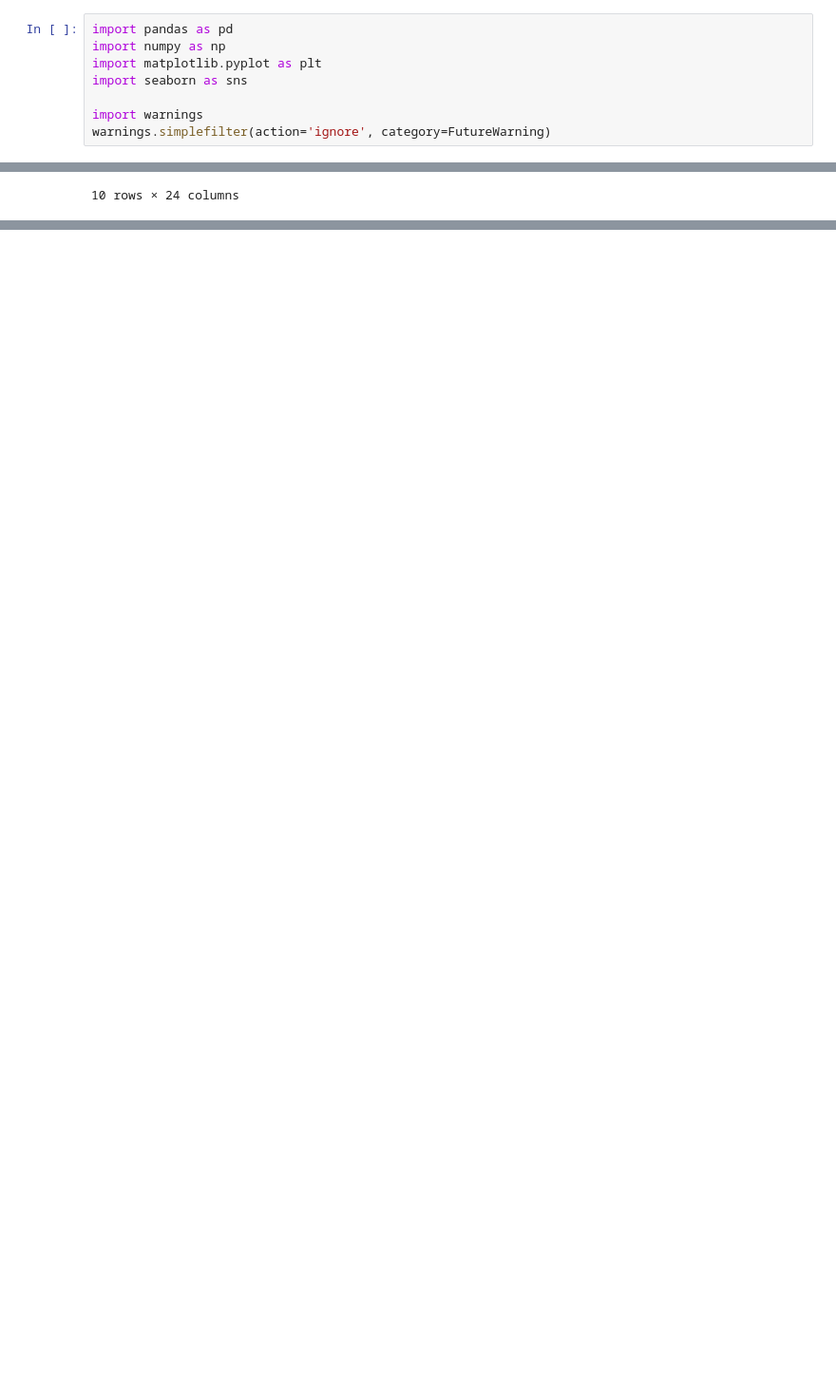
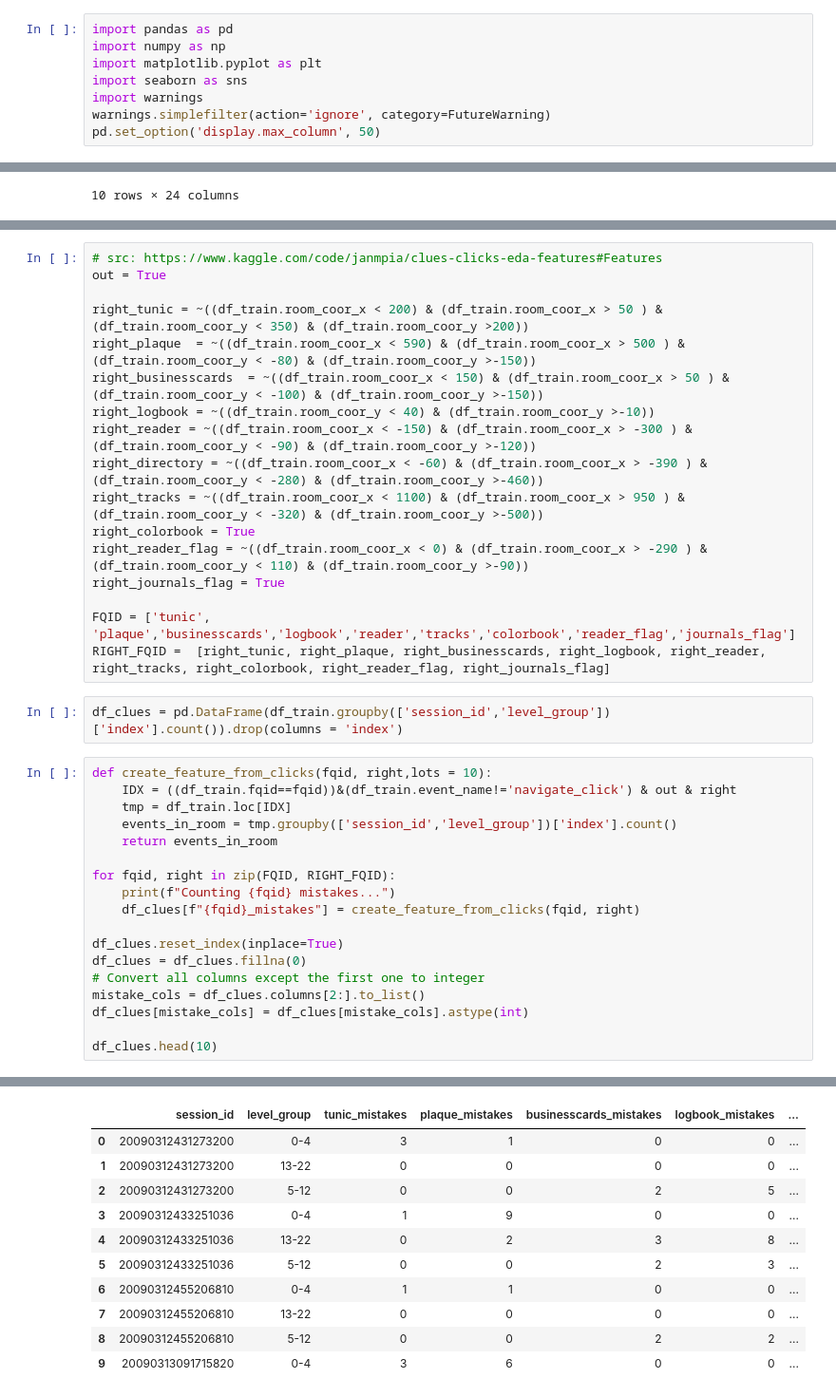
Before and after one commit to mestermarc/Student_performance_analysis, a Jupyter notebook: data_preprocess.ipynb, the cells around one changed output, grey strips where cells are left out. Shown: that part at 95% size. Cells and saved outputs as stored; diff of their text form; blank space fills up the shorter version.

Commit message:
mistakes EDA added

```diff
--- a/data_preprocess.ipynb
+++ b/data_preprocess.ipynb
@@ -5,9 +5,9 @@ import pandas as pd
 import numpy as np
 import matplotlib.pyplot as plt
 import seaborn as sns
-
 import warnings
 warnings.simplefilter(action='ignore', category=FutureWarning)
+pd.set_option('display.max_column', 50)
 # %% [markdown]
 ### Reading the train data logs
 # %%
@@ -186,0 +189,38 @@ prepocessed_df.head(10)
+# %%
+# src: https://www.kaggle.com/code/janmpia/clues-clicks-eda-features#Features
+out = True
+
+right_tunic = ~((df_train.room_coor_x < 200) & (df_train.room_coor_x > 50 ) & (df_train.room_coor_y < 350) & (df_train.room_coor_y >200))
+right_plaque  = ~((df_train.room_coor_x < 590) & (df_train.room_coor_x > 500 ) & (df_train.room_coor_y < -80) & (df_train.room_coor_y >-150))
+right_businesscards  = ~((df_train.room_coor_x < 150) & (df_train.room_coor_x > 50 ) & (df_train.room_coor_y < -100) & (df_train.room_coor_y >-150))
+right_logbook = ~((df_train.room_coor_y < 40) & (df_train.room_coor_y >-10))
+right_reader = ~((df_train.room_coor_x < -150) & (df_train.room_coor_x > -300 ) & (df_train.room_coor_y < -90) & (df_train.room_coor_y >-120))
+right_directory = ~((df_train.room_coor_x < -60) & (df_train.room_coor_x > -390 ) & (df_train.room_coor_y < -280) & (df_train.room_coor_y >-460))
+right_tracks = ~((df_train.room_coor_x < 1100) & (df_train.room_coor_x > 950 ) & (df_train.room_coor_y < -320) & (df_train.room_coor_y >-500))
+right_colorbook = True
+right_reader_flag = ~((df_train.room_coor_x < 0) & (df_train.room_coor_x > -290 ) & (df_train.room_coor_y < 110) & (df_train.room_coor_y >-90))
+right_journals_flag = True
+
+FQID = ['tunic', 'plaque','businesscards','logbook','reader','tracks','colorbook','reader_flag','journals_flag']
+RIGHT_FQID =  [right_tunic, right_plaque, right_businesscards, right_logbook, right_reader, right_tracks, right_colorbook, right_reader_flag, right_journals_flag]
+# %%
+df_clues = pd.DataFrame(df_train.groupby(['session_id','level_group'])['index'].count()).drop(columns = 'index')
+# %%
+def create_feature_from_clicks(fqid, right,lots = 10):
+    IDX = ((df_train.fqid==fqid))&(df_train.event_name!='navigate_click') & out & right
+    tmp = df_train.loc[IDX]
+    events_in_room = tmp.groupby(['session_id','level_group'])['index'].count()
+    return events_in_room
+
+for fqid, right in zip(FQID, RIGHT_FQID):
+    print(f"Counting {fqid} mistakes...")
+    df_clues[f"{fqid}_mistakes"] = create_feature_from_clicks(fqid, right)
+
+df_clues.reset_index(inplace=True)
+df_clues = df_clues.fillna(0)
+# Convert all columns except the first one to integer
+mistake_cols = df_clues.columns[2:].to_list()
+df_clues[mistake_cols] = df_clues[mistake_cols].astype(int)
+
+df_clues.head(10)
+# %% [output]
@@ -186,0 +236,11 @@ prepocessed_df.head(10)
+|  | session_id | level_group | tunic_mistakes | plaque_mistakes | businesscards_mistakes | logbook_mistakes | ... |
+| 0 | 20090312431273200 | 0-4 | 3 | 1 | 0 | 0 | ... |
+| 1 | 20090312431273200 | 13-22 | 0 | 0 | 0 | 0 | ... |
+| 2 | 20090312431273200 | 5-12 | 0 | 0 | 2 | 5 | ... |
+| 3 | 20090312433251036 | 0-4 | 1 | 9 | 0 | 0 | ... |
+| 4 | 20090312433251036 | 13-22 | 0 | 2 | 3 | 8 | ... |
+| 5 | 20090312433251036 | 5-12 | 0 | 0 | 2 | 3 | ... |
+| 6 | 20090312455206810 | 0-4 | 1 | 1 | 0 | 0 | ... |
+| 7 | 20090312455206810 | 13-22 | 0 | 0 | 0 | 0 | ... |
+| 8 | 20090312455206810 | 5-12 | 0 | 0 | 2 | 2 | ... |
+| 9 | 20090313091715820 | 0-4 | 3 | 6 | 0 | 0 | ... |
```
Also changed, not shown: parts of 3 cells of this notebook.
